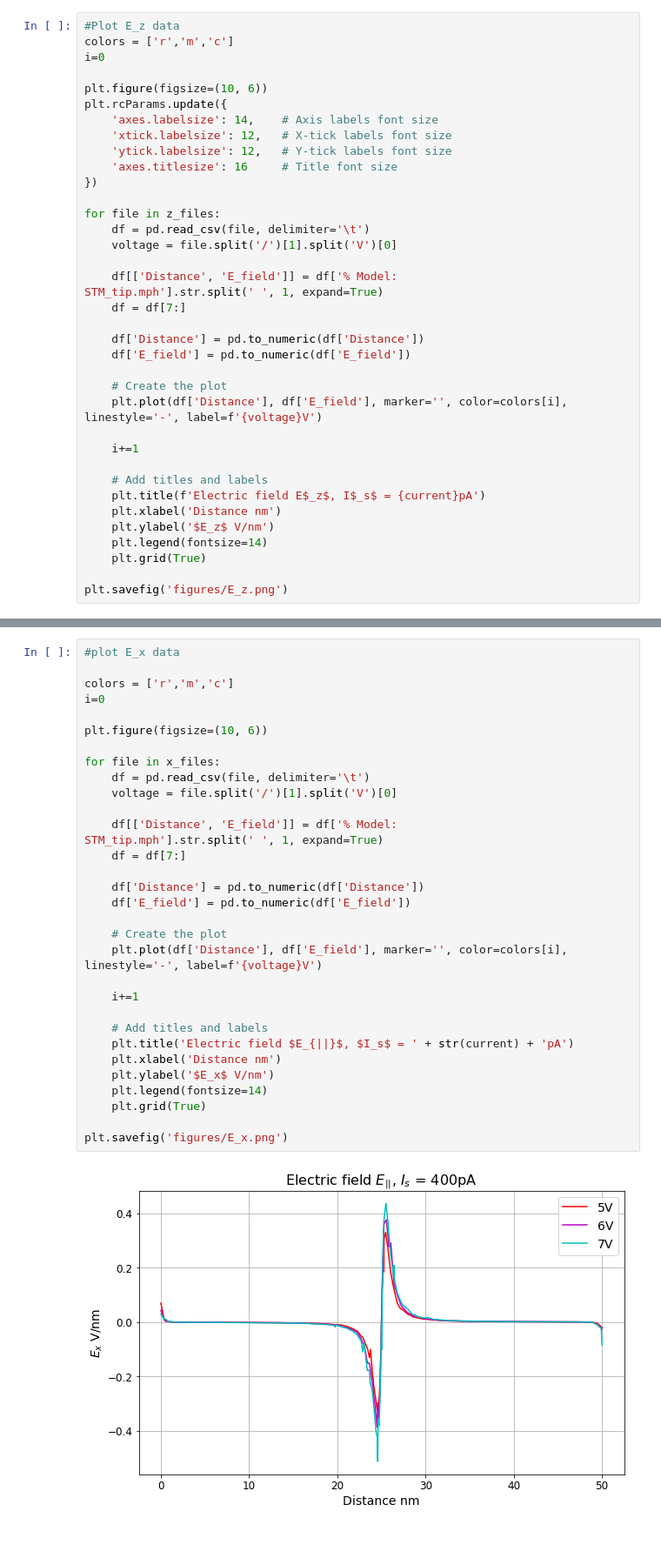
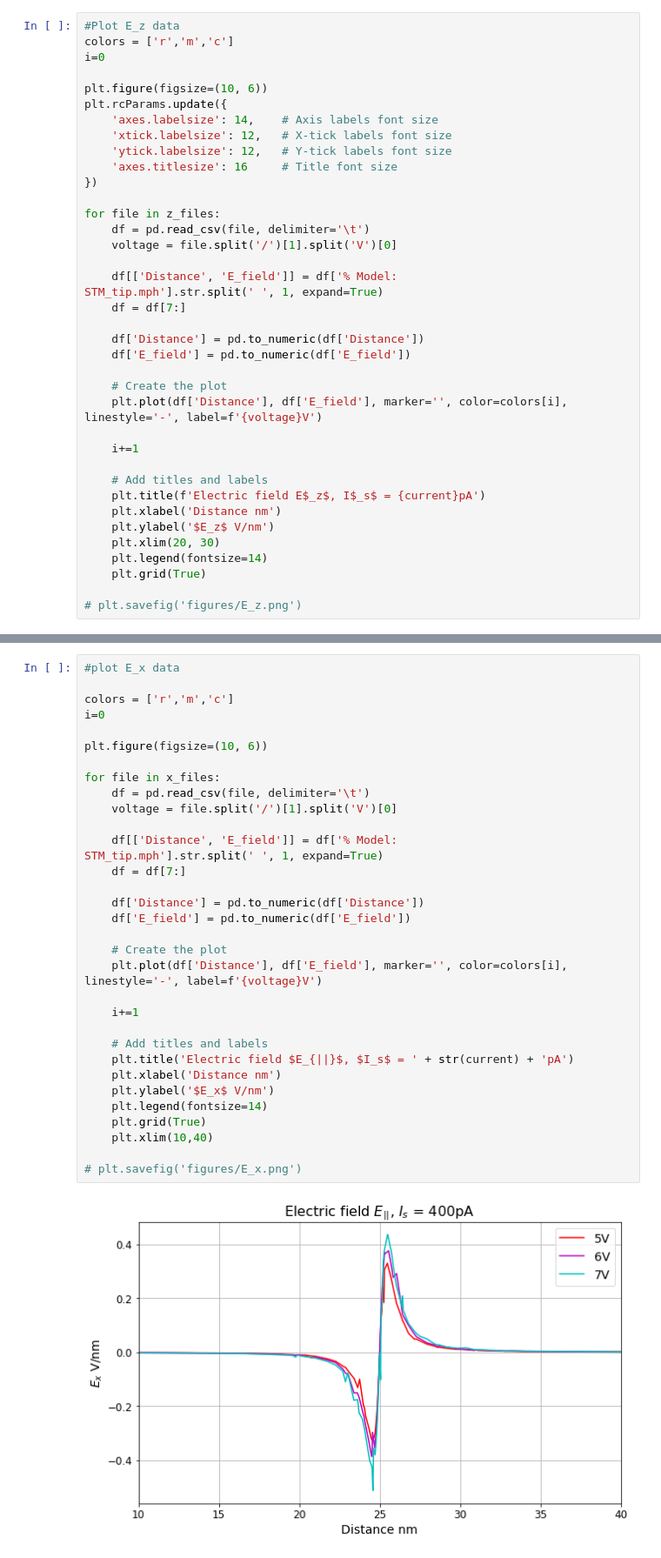
Before and after one commit to thomasbourke1/STM-electric-field-simulation, a Jupyter notebook: COMSOL_plot.ipynb, the cells around one changed output, grey strips where cells are left out. Shown: that part at 87% size. Saved outputs shown, nothing was run; the diff lists cells and outputs as text.

```diff
--- a/COMSOL_plot.ipynb
+++ b/COMSOL_plot.ipynb
@@ -54,8 +55,9 @@ for file in z_files:
     plt.title(f'Electric field E$_z$, I$_s$ = {current}pA')
     plt.xlabel('Distance nm')
     plt.ylabel('$E_z$ V/nm')
+    plt.xlim(20, 30)
     plt.legend(fontsize=14)
     plt.grid(True)
 
-plt.savefig('figures/E_z.png')
+# plt.savefig('figures/E_z.png')
 # %% [output]
@@ -64,32 +66,33 @@ plt.savefig('figures/E_z.png')
 #plot E_x data
 
 colors = ['r','m','c']
 i=0
 
 plt.figure(figsize=(10, 6))
 
 for file in x_files:
     df = pd.read_csv(file, delimiter='\t')
     voltage = file.split('/')[1].split('V')[0]
 
     df[['Distance', 'E_field']] = df['% Model:              STM_tip.mph'].str.split(' ', 1, expand=True)
     df = df[7:]
 
     df['Distance'] = pd.to_numeric(df['Distance'])
     df['E_field'] = pd.to_numeric(df['E_field'])
 
     # Create the plot
     plt.plot(df['Distance'], df['E_field'], marker='', color=colors[i], linestyle='-', label=f'{voltage}V')
 
     i+=1
 
     # Add titles and labels
     plt.title('Electric field $E_{||}$, $I_s$ = ' + str(current) + 'pA')
     plt.xlabel('Distance nm')
     plt.ylabel('$E_x$ V/nm')
     plt.legend(fontsize=14)
     plt.grid(True)
+    plt.xlim(10,40)
 
-plt.savefig('figures/E_x.png')
+# plt.savefig('figures/E_x.png')
 # %% [output]
-[figure, old version]
+[figure, new version]
```
Also changed, not shown: parts of 4 cells of this notebook.
